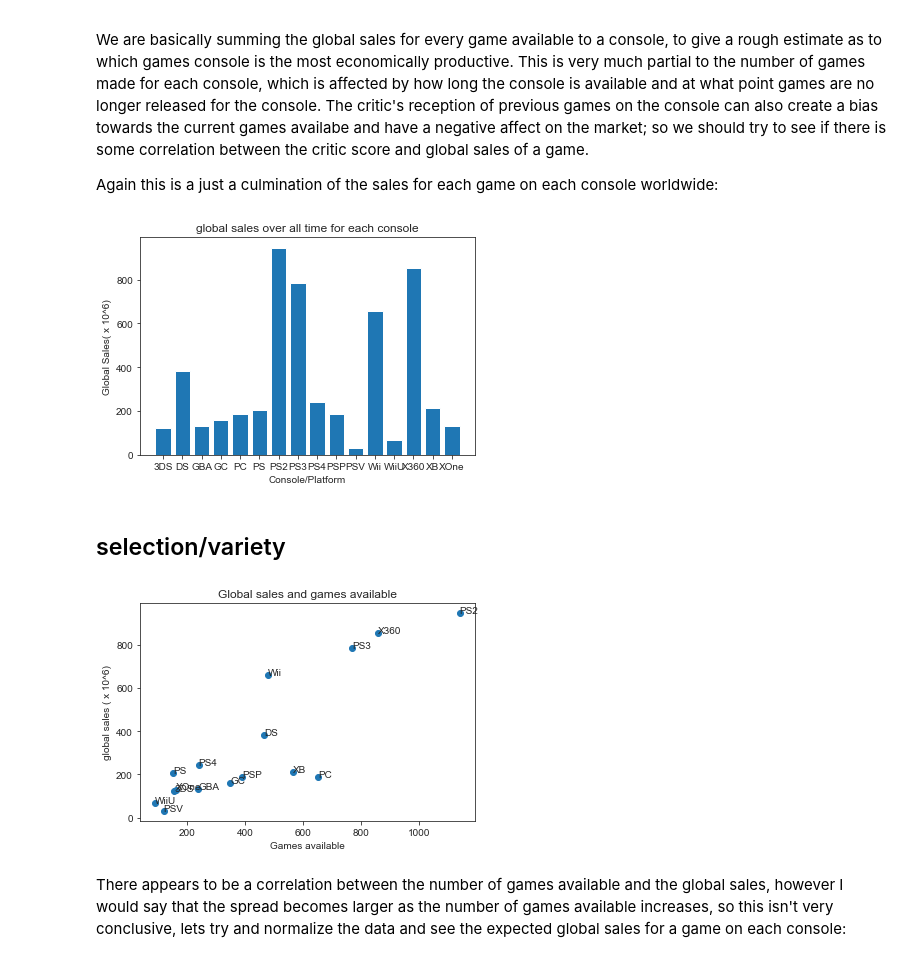
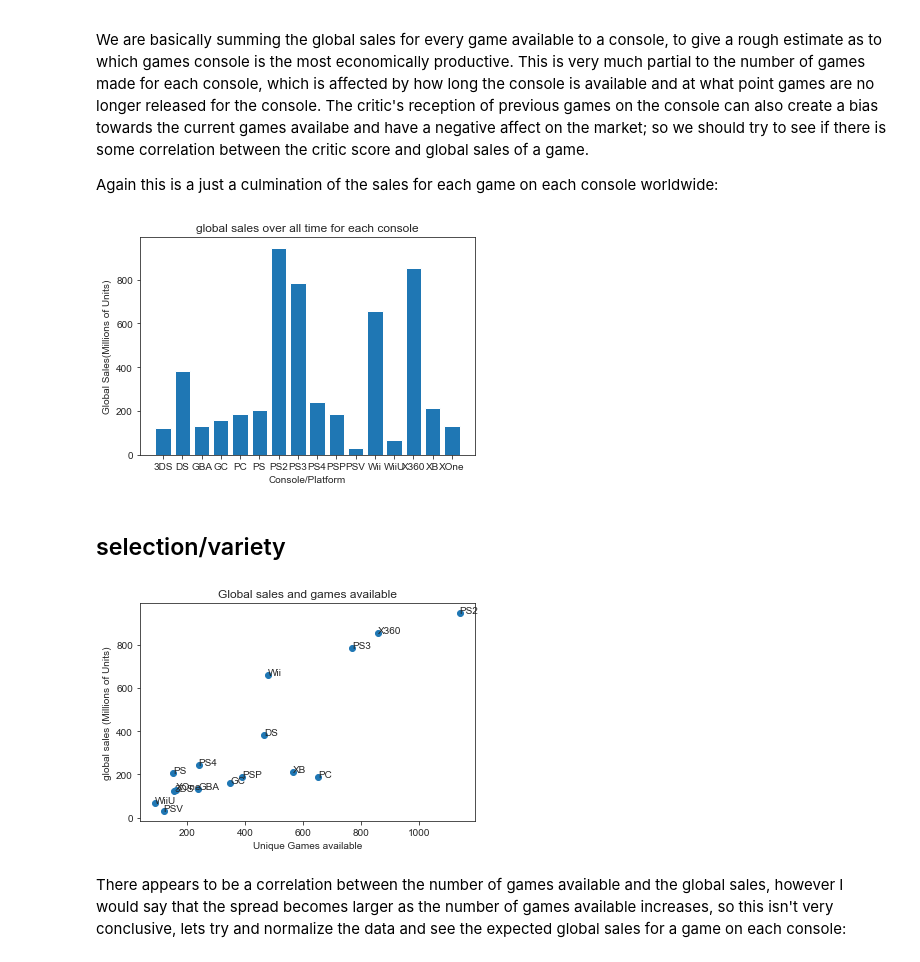
Before and after one commit to jacintoi/course-project-group_1019, a Jupyter notebook: analysis/Aidan/Milestone_2/EDA_gamesConsoles.ipynb, the cells around one changed output. Cells and saved outputs as stored; diff of their text form; code cells hidden in the pictures.

```diff
--- a/analysis/Aidan/Milestone_2/EDA_gamesConsoles.ipynb
+++ b/analysis/Aidan/Milestone_2/EDA_gamesConsoles.ipynb
@@ -152,36 +152,36 @@ vert = list(globalSales.values())
 plt.bar(x = list(range(0,len(df.Platform.unique()))), height = vert)
 plt.title('global sales over all time for each console')
 plt.xlabel('Console/Platform')
-plt.ylabel('Global Sales( x 10^6)')
+plt.ylabel('Global Sales(Millions of Units)')
 plt.xticks(list(range(0,len(df.Platform.unique()))), list(df.Platform.unique()))
 
 
 plt.savefig('global sales over all time for each console.png', bbox_inches='tight')
 plt.show()
 # %% [output]
-[figure, old version]
+[figure, new version]
 # %% [markdown]
 ## selection/variety
 # %%
 gamesAvailData = list(df['Platform'].value_counts()[df['Platform'].unique()])
 
 z = gamesAvailData
 y = list(globalSales.values())
 n = list(df.Platform.unique())
 
 fig, ax = plt.subplots()
 plt.scatter(z, y)
 plt.title('Global sales and games available')
-plt.xlabel('Games available')
-plt.ylabel('global sales ( x 10^6)')
+plt.xlabel('Unique Games available')
+plt.ylabel('global sales (Millions of Units)')
 
 for i, txt in enumerate(n):
     ax.annotate(txt, (z[i], y[i]))
 
 plt.savefig('global sales and games available.png', bbox_inches='tight')
 plt.show()
 # %% [output]
-[figure, old version]
+[figure, new version]
 # %% [markdown]
 There appears to be a correlation between the number of games available and the global sales, however I would say that the spread becomes larger as the number of games available increases, so this isn't very conclusive, lets try and normalize the data and see the expected global sales for a game on each console:
 # %%
```
Also changed, not shown: parts of 5 cells of this notebook, 8 other files.
